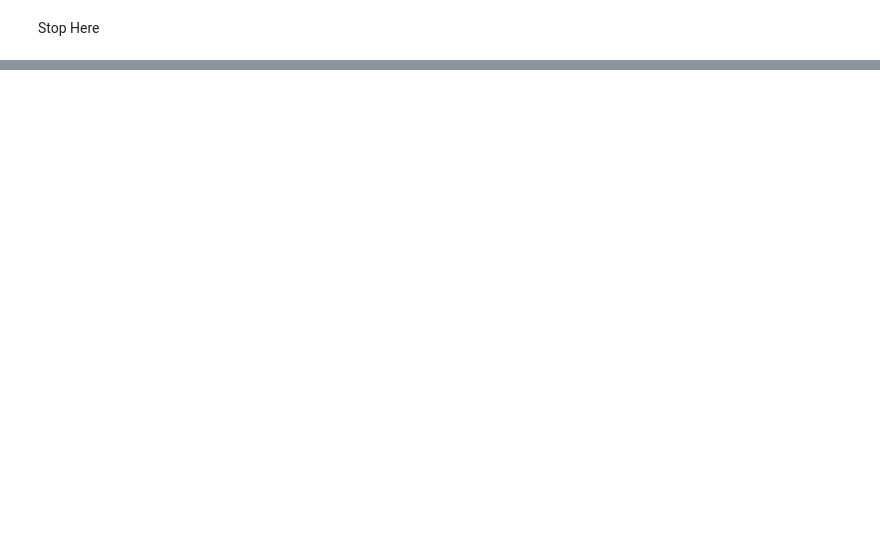
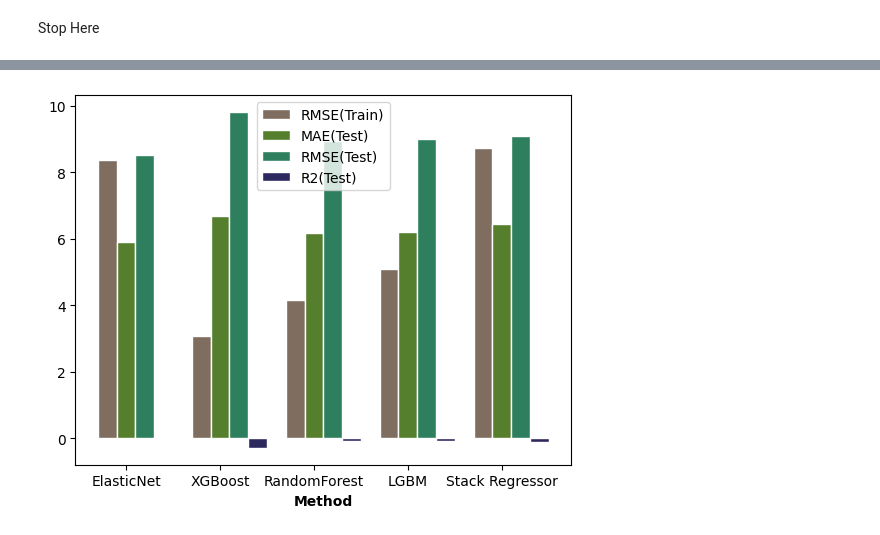
Before and after one commit to rawwinton/BT5126-Project, a Jupyter notebook: Final.ipynb, the cells around one changed output, grey strips where cells are left out. Drawn from its saved outputs; the diff is of its cells as text; code cells hidden in the pictures; blank space fills up the shorter version.

Commit message:
cut params for tuning, add graphs for results, resolved some bugs

```diff
--- a/Final.ipynb
+++ b/Final.ipynb
@@ -107,7 +112,7 @@ vessel_linear_processor = pipeline.Pipeline([('CreateDummyCol',CreateDummyCol())
 weather_linear_processor = pipeline.Pipeline([('CreateDummyCol',CreateDummyCol()),('ProcessWeather',ProcessWeather()),('ProcessWSpd',ProcessWSpd())])
 
 data_preprocessor = ColumnTransformer([
-    ('numeric_linear_processor',numeric_linear_processor, numeric_cols),
+    # ('numeric_linear_processor',numeric_linear_processor, numeric_cols),
     ('cat_linear_processor',cat_linear_processor, categorical_cols),
     ('date_linear_processor',date_linear_processor, date_cols),
     ('vessel_linear_processor',vessel_linear_processor, vessel_cols+dwt_cols),
@@ -266,8 +233,15 @@ lgbmParams = {}
+# %%
+# replace individual best model here post tuning.
+elasticnetParams = {}
+xgboostParams = {}
+randomforestParams = {}
+lgbmParams = {}
+testParams = {'ElasticNet__columntransformer__date_linear_processor__ProcessDates': None, 'ElasticNet__regressor__alpha': 1.0, 'XGBoost__columntransformer__date_linear_processor__ProcessDates': ProcessDates(), 'XGBoost__regressor__max_depth': 20, 'RandomForest__columntransformer__date_linear_processor__ProcessDates': None, 'RandomForest__regressor__n_estimators': 200, 'LGBM__columntransformer__date_linear_processor__ProcessDates': ProcessDates(), 'LGBM__regressor____n_estimators': 600}
 # %%
 # prepare data for final tuning
-estimatorsParam = {**elasticnetParams,**xgboostParams,**randomforestParams,**lgbmParams}
+estimatorsParam = {**elasticnetParams,**xgboostParams,**randomforestParams,**lgbmParams,**testParams}
 finalPipe.set_params(**estimatorsParam)
-finalTrain  = finalPipe.fit_transform()
+finalTrain  = finalPipe.fit_transform(X_train,y_train)
 finalGrid = {}
 
 # generate final model params
@@ -276,10 +250,11 @@ for param, grid in param_grid.items():
         finalGrid[param[len("final_estimator__"):]] = grid
 
 #tune final model
-gs = GridSearchCV(estimator=final_estimator,param_grid=finalGrid,scoring = 'rmse',n_jobs = -1,cv = 5,verbose = -1)
-gs.fit(finalTrain)
+gs = GridSearchCV(estimator=final_estimator,param_grid=finalGrid,scoring = 'neg_root_mean_squared_error',n_jobs = -1,cv = 5,verbose = -1)
+gs.fit(finalTrain,y_train)
 modelParam = {}
-for param, grid in gs.best_params_:
+for param, grid in gs.best_params_.items():
     modelParam["final_estimator__"+param] = grid
 finalParam = {**estimatorsParam, **modelParam}
+finalParam
 # %% [output]
@@ -286,0 +299,37 @@ NameError: name 'finalTrain' is not defined
+# %%
+barWidth = 0.20
+
+# set heights of bars
+names = []
+bars = [[],[],[],[]]
+for name,result in resultList:
+    names.append(name)
+    bars[0].append(result[0])
+    bars[1].append(result[1])
+    bars[2].append(result[2])
+    bars[3].append(result[3])
+
+# Set position of bar on X axis
+r1 = np.arange(len(bars[0]))
+r2 = [x + barWidth for x in r1]
+r3 = [x + barWidth for x in r2]
+r4 = [x + barWidth for x in r3]
+
+# Make the plot
+finalPlotLabels = ['RMSE(Train)','MAE(Test)', 'RMSE(Test)', 'R2(Test)']
+colours = ['#7f6d5f','#557f2d','#2d7f5e','#2d295e']
+r = [r1,r2,r3,r4]
+i=0
+for finalPlotLabel in finalPlotLabels:
+    plt.bar(r[i], bars[i], color=colours[i], width=barWidth, edgecolor='white', label=finalPlotLabel)
+    i+=1
+
+# Add xticks on the middle of the group bars
+plt.xlabel('Method', fontweight='bold')
+plt.xticks([r + barWidth for r in range(len(bars[0]))], names)
+
+# Create legend & Show graphic
+plt.legend()
+plt.show()
+# %% [output]
+[figure, added]
```
Also changed, not shown: parts of 10 cells of this notebook.
